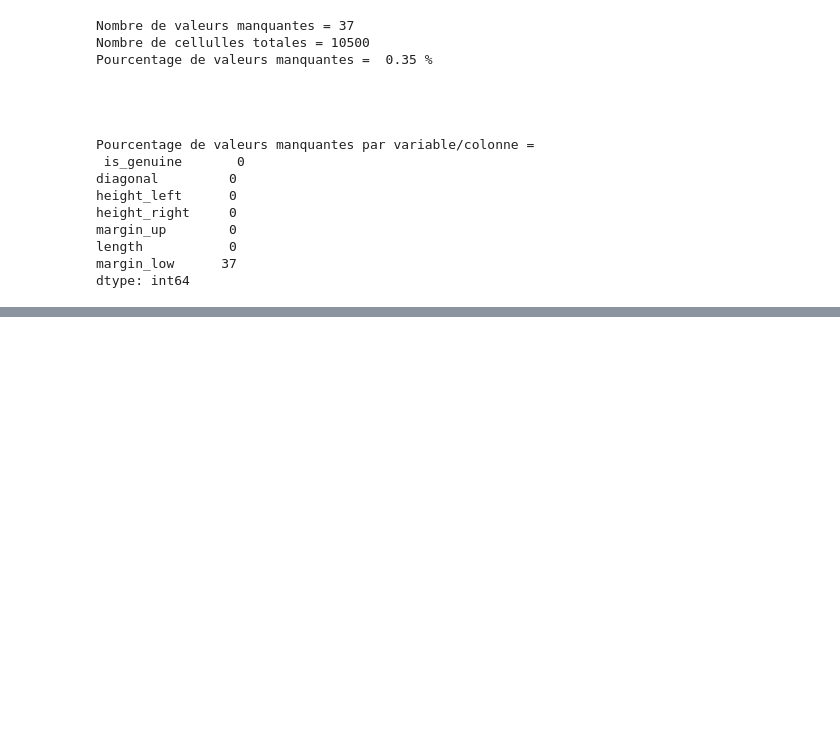
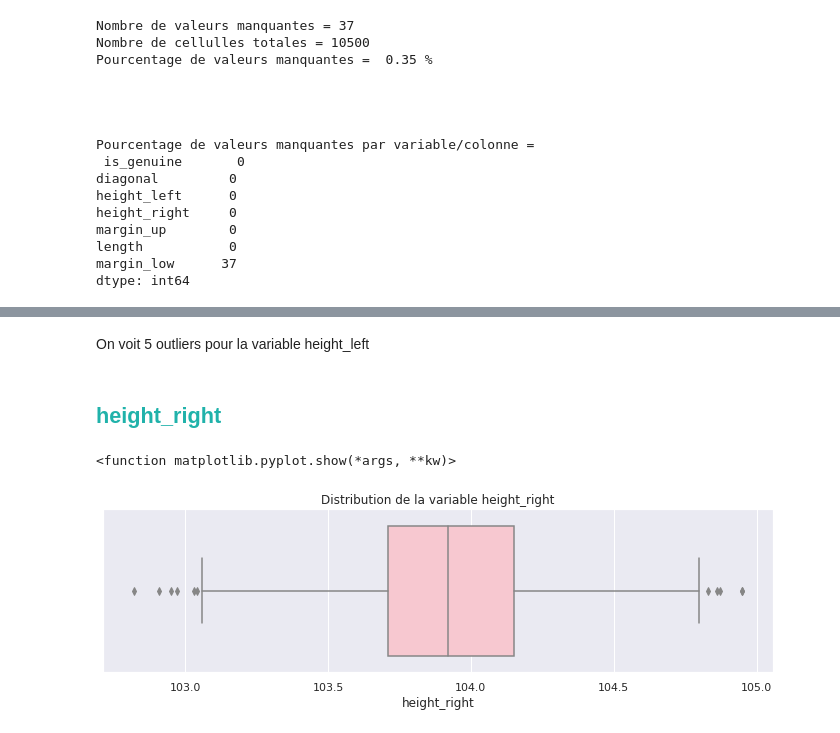
Before and after one commit to Randasabag/Detectez-des-faux-billets-avec-R-ou-Python, a Jupyter notebook: P10.ipynb, the cells around one changed output, grey strips where cells are left out. Saved outputs shown, nothing was run; the diff lists cells and outputs as text; code cells hidden in the pictures; blank space fills up the shorter version.

```diff
--- a/P10.ipynb
+++ b/P10.ipynb
@@ -120,0 +257,15 @@ df_billets.describe()
+# %% [markdown]
+On voit 5 outliers pour la variable height_left
+# %% [markdown]
+## <a name="C11"><font color='LightSeaGreen'>height_right</font></a>
+# %%
+#Représentation la variable height_right sous forme de boxplot
+plt.figure(figsize=(12, 3))
+sns.set(style="darkgrid")
+sns.boxplot(x=df_billets["height_right"], color="pink")
+plt.title('Distribution de la variable height_right')
+plt.savefig("distribution_height_right_boxplot.png")
+plt.show
+# %% [output]
+<function matplotlib.pyplot.show(*args, **kw)>
+[figure, added]
```
Also changed, not shown: parts of 41 cells of this notebook.
